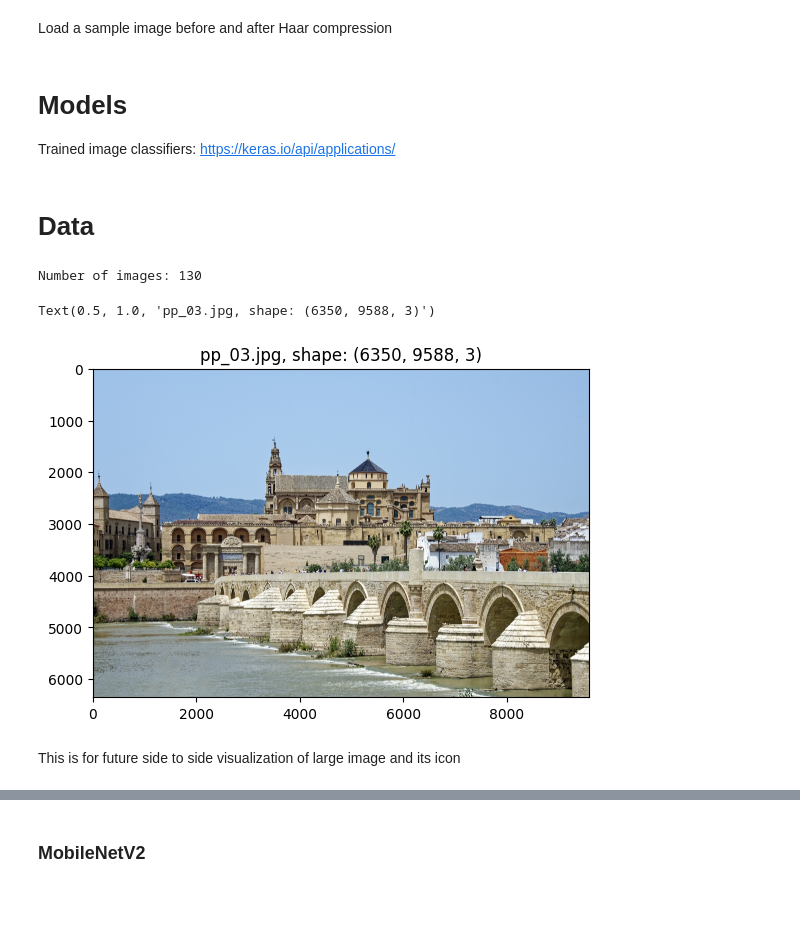
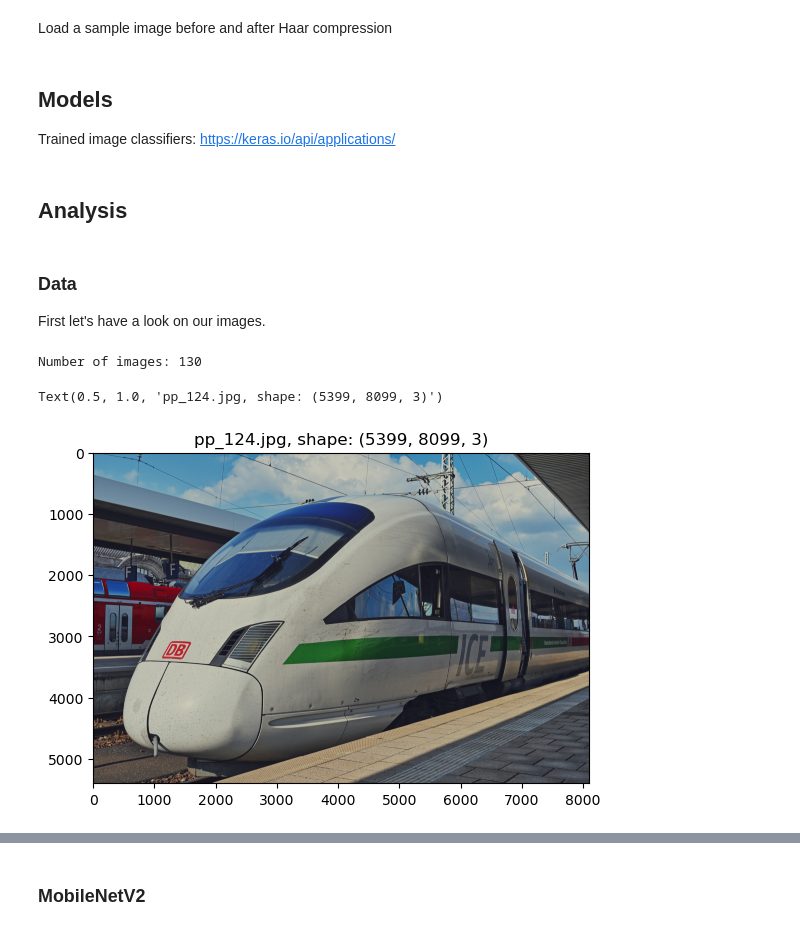
Before and after one commit to Todmount/wicca, a Jupyter notebook: demo.ipynb, the cells around one changed output, grey strips where cells are left out. Cells and saved outputs as stored; diff of their text form; code cells hidden in the pictures; blank space fills up the shorter version.

```diff
--- a/demo.ipynb
+++ b/demo.ipynb
@@ -31,7 +26,7 @@ from utility.classifying_tools import classify_images_n_icons_from_folder, load_
 # %% [markdown]
 Load a sample image before and after Haar compression
 # %% [markdown]
-# Models
+## Models
 Trained image classifiers: https://keras.io/api/applications/
 # %%
 classifiers = {
@@ -43,25 +38,25 @@ classifiers = {
     'NASNetLarge': load_classifier(apps.nasnet.NASNetLarge, shape=(331, 331))
 }
 # %% [markdown]
-# Data
+## Analysis
+# %% [markdown]
+### Data
+First let's have a look on our images.
 # %%
-path = 'data\orig'
+path = 'data/orig'
 list_dir = os.listdir(path)
 print('Number of images:', len(list_dir))
+
+# Sample
+index = 35
+
+name = list_dir[index]
+# sample = load_image(f'{drive_path}/{name}')
+sample = load_image(f'{path}/{name}')
+
+plt.imshow(sample)
+plt.title(f'{name}, shape: {sample.shape}')
 # %% [output]
 Number of images: 130
+Text(0.5, 1.0, 'pp_124.jpg, shape: (5399, 8099, 3)')
+[figure, added]
-# %%
-# Sample
-index = 2
-
-name = list_dir[index]
-# sample = load_image(f'{drive_path}/{name}')
-sample = load_image(f'{path}/{name}')
-
-plt.imshow(sample)
-plt.title(f'{name}, shape: {sample.shape}')
-# %% [output]
-Text(0.5, 1.0, 'pp_03.jpg, shape: (6350, 9588, 3)')
-[figure, removed]
-# %% [markdown]
-This is for future side to side visualization of large image and its icon
```
Also changed, not shown: parts of 19 cells of this notebook, 1 other file.
